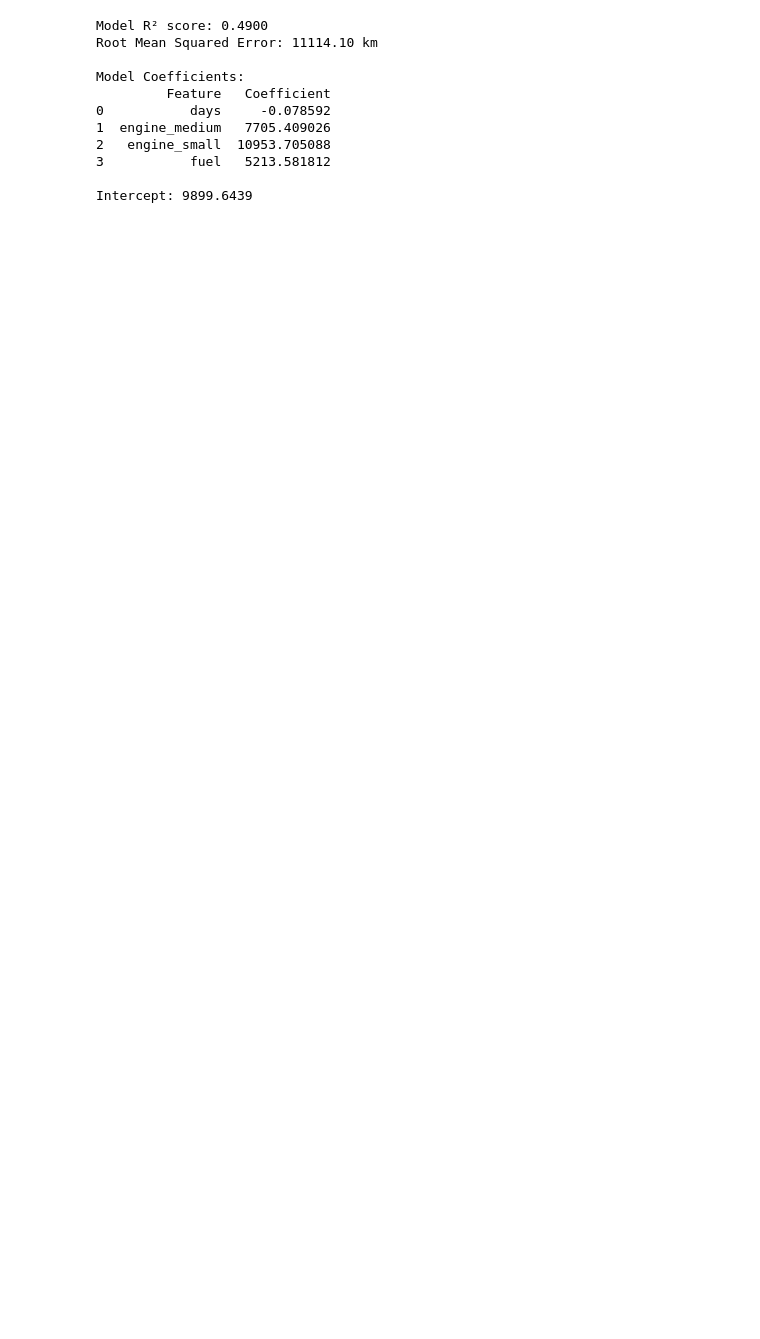
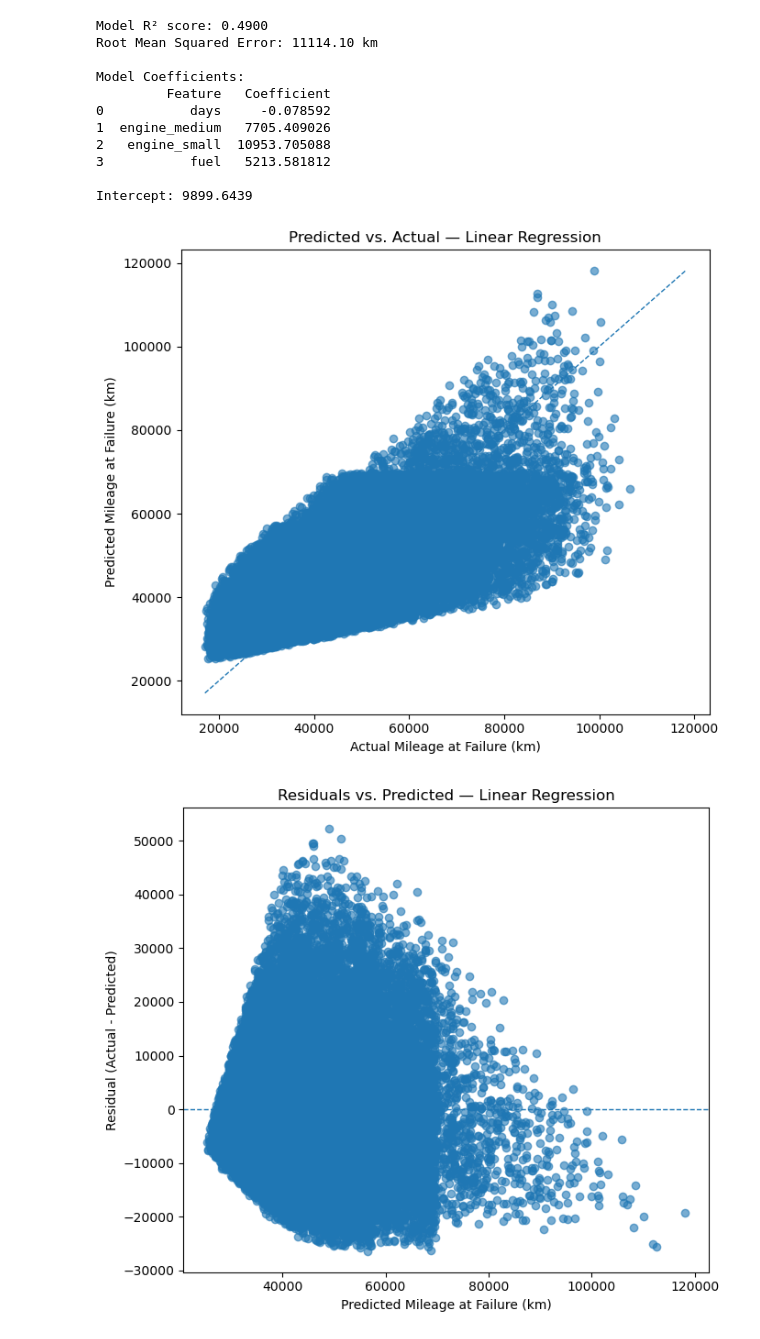
Before and after one commit to captainR-Ware/IDA, a Jupyter notebook: taskG5.ipynb, the cells around one changed output. Saved outputs shown, nothing was run; the diff lists cells and outputs as text; code cells hidden in the pictures; blank space fills up the shorter version.

```diff
--- a/taskG5.ipynb
+++ b/taskG5.ipynb
@@ -172,3 +172,59 @@ Model Coefficients:
 3           fuel   5213.581812
 
 Intercept: 9899.6439
+# %%
+# ============================================================
+# Part 1 — Visualization (run after the base linear model code)
+# ============================================================
+
+import matplotlib.pyplot as plt
+import numpy as np
+import pandas as pd
+
+# --- 1) Predicted vs Actual scatter plot ---
+plt.figure(figsize=(7, 6))
+plt.scatter(y_test, y_pred, alpha=0.6)
+min_val = min(np.min(y_test), np.min(y_pred))
+max_val = max(np.max(y_test), np.max(y_pred))
+plt.plot([min_val, max_val], [min_val, max_val], linestyle="--", linewidth=1)  # 45-degree line
+plt.xlabel("Actual Mileage at Failure (km)")
+plt.ylabel("Predicted Mileage at Failure (km)")
+plt.title("Predicted vs. Actual — Linear Regression")
+plt.tight_layout()
+# plt.show()
+
+# --- 2) Residual plot (Predicted vs Residuals) ---
+residuals = y_test - y_pred
+plt.figure(figsize=(7, 6))
+plt.scatter(y_pred, residuals, alpha=0.6)
+plt.axhline(0.0, linestyle="--", linewidth=1)
+plt.xlabel("Predicted Mileage at Failure (km)")
+plt.ylabel("Residual (Actual - Predicted)")
+plt.title("Residuals vs. Predicted — Linear Regression")
+plt.tight_layout()
+# plt.show()
+
+# --- 3) Coefficient bar chart ---
+# Use coef_table from previous code; if not available, rebuild it below.
+if 'coef_table' not in globals():
+    encoded_feature_names = linear_pipeline.named_steps["preprocess"].get_feature_names_out()
+    coefficients = linear_pipeline.named_steps["regressor"].coef_
+    coef_table = pd.DataFrame({"Feature": encoded_feature_names, "Coefficient": coefficients})
+    coef_table["Feature"] = (
+        coef_table["Feature"]
+        .str.replace(r"^cat_engine__", "", regex=True)
+        .str.replace(r"^num_passthrough__", "", regex=True)
+    )
+
+coef_sorted = coef_table.sort_values(by="Coefficient", key=lambda s: np.abs(s), ascending=True)
+
+plt.figure(figsize=(8, 6))
+plt.barh(coef_sorted["Feature"], coef_sorted["Coefficient"])
+plt.axvline(0.0, linestyle="--", linewidth=1)
+plt.xlabel("Coefficient (km per unit change)")
+plt.title("Linear Model Coefficients (absolute-sorted)")
+plt.tight_layout()
+# plt.show()
+# %% [output]
+[figure, added]
+[figure, added]
```
Also changed, not shown: parts of 1 cell of this notebook, 3 other files.
